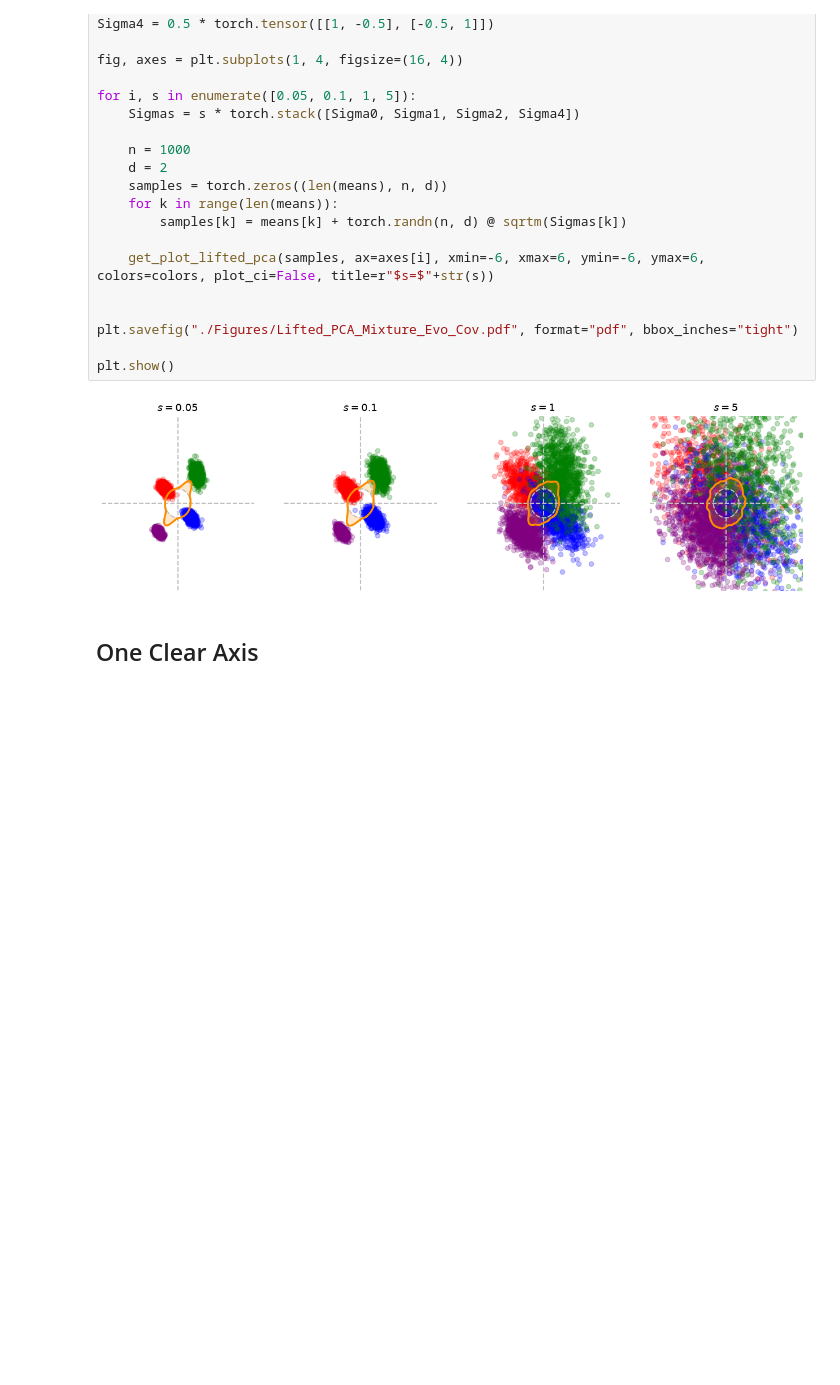
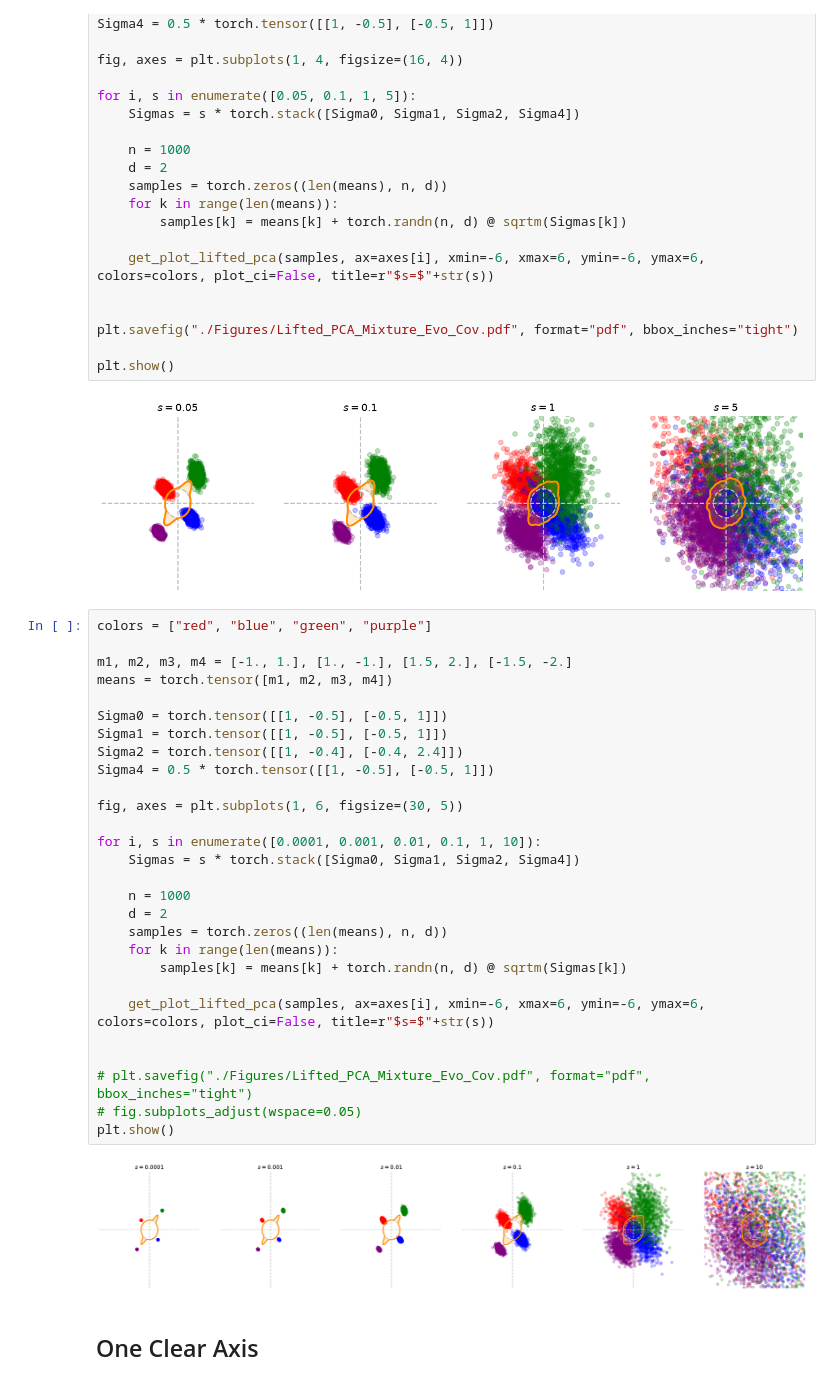
Before and after one commit to clbonet/Lifting_PCA_Wasserstein_Space, a Jupyter notebook: xp_2d.ipynb, the cells around one changed output. Drawn from its saved outputs; the diff is of its cells as text; blank space fills up the shorter version.

Commit message:
Add 2D plots

```diff
--- a/xp_2d.ipynb
+++ b/xp_2d.ipynb
@@ -95,6 +95,36 @@ plt.savefig("./Figures/Lifted_PCA_Mixture_Evo_Cov.pdf", format="pdf", bbox_inche
 plt.show()
 # %% [output]
 [figure]
+# %%
+colors = ["red", "blue", "green", "purple"]
+
+m1, m2, m3, m4 = [-1., 1.], [1., -1.], [1.5, 2.], [-1.5, -2.]
+means = torch.tensor([m1, m2, m3, m4])
+
+Sigma0 = torch.tensor([[1, -0.5], [-0.5, 1]])
+Sigma1 = torch.tensor([[1, -0.5], [-0.5, 1]])
+Sigma2 = torch.tensor([[1, -0.4], [-0.4, 2.4]])
+Sigma4 = 0.5 * torch.tensor([[1, -0.5], [-0.5, 1]])
+
+fig, axes = plt.subplots(1, 6, figsize=(30, 5))
+
+for i, s in enumerate([0.0001, 0.001, 0.01, 0.1, 1, 10]):
+    Sigmas = s * torch.stack([Sigma0, Sigma1, Sigma2, Sigma4])
+
+    n = 1000
+    d = 2
+    samples = torch.zeros((len(means), n, d))
+    for k in range(len(means)):
+        samples[k] = means[k] + torch.randn(n, d) @ sqrtm(Sigmas[k])
+
+    get_plot_lifted_pca(samples, ax=axes[i], xmin=-6, xmax=6, ymin=-6, ymax=6, colors=colors, plot_ci=False, title=r"$s=$"+str(s))
+
+
+# plt.savefig("./Figures/Lifted_PCA_Mixture_Evo_Cov.pdf", format="pdf", bbox_inches="tight")
+# fig.subplots_adjust(wspace=0.05)
+plt.show()
+# %% [output]
+[figure, added]
 # %% [markdown]
 ## One Clear Axis
 # %%
```
Also changed, not shown: parts of 4 cells of this notebook, 2 other files.
